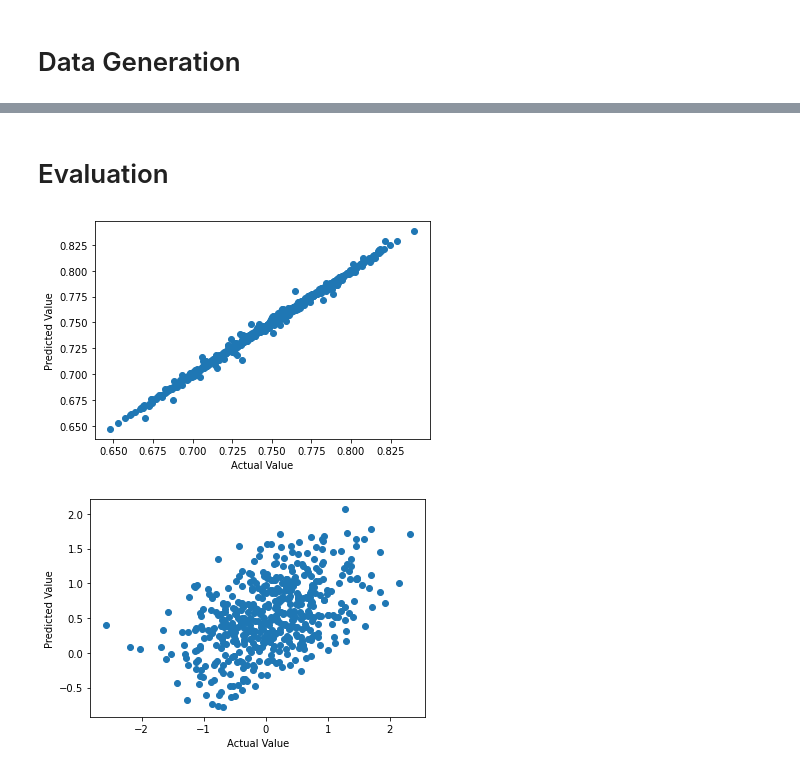
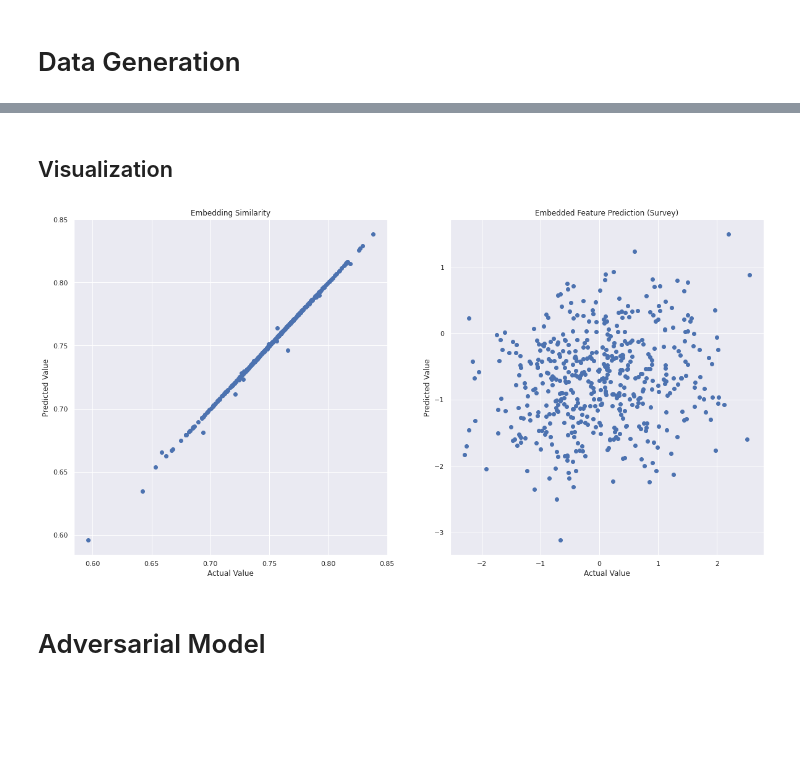
Before and after one commit to Oafish1/Embedding-Matching, a Jupyter notebook: model.ipynb, the cells around one changed output, grey strips where cells are left out. Drawn from its saved outputs; the diff is of its cells as text; code cells hidden in the pictures; blank space fills up the shorter version.

```diff
--- a/model.ipynb
+++ b/model.ipynb
@@ -39 +100,3 @@ gen_criterion = nn.MSELoss()
+# %%
+dim_embedding = 10
 # %%
@@ -41,5 +104,9 @@ epochs = 1000
 batches = 20
 batch_size = int(len(matches)/batches)
+# %%
+gen_model = EmbeddingGenerationModel(num_mentees, num_mentors, dim=dim_embedding)
+gen_optimizer = torch.optim.AdamW(gen_model.parameters())
+gen_criterion = nn.MSELoss()
 # %%
 gen_model.train()
 for epoch in range(epochs):
@@ -74,5 +135,9 @@ epochs = 1000
 batches = 20
 batch_size = int(num_mentees/batches)
+# %%
+inf_model = EmbeddingInferenceModel(num_features, dim=dim_embedding)
+inf_optimizer = torch.optim.AdamW(inf_model.parameters())
+inf_criterion = nn.MSELoss()
 # %%
 inf_model.train()
 for epoch in range(epochs):
@@ -102,2 +162,0 @@ tensor(0.2769, grad_fn=<MseLossBackward0>)
-# %% [markdown]
-# Evaluation
@@ -108,18 +163,32 @@ actual = matches_outcome
-# %%
-plt.scatter(actual, predicted)
-plt.xlabel('Actual Value')
-plt.ylabel('Predicted Value');
-# %% [output]
-[figure, removed]
+# %% [markdown]
+## Visualization
 # %%
+fig, axs = plt.subplots(1, 2, figsize=(20,10))
+
+# Plot embedding accuracy
+plt.sca(axs[0])
+input_data = torch.t(matches)
+predicted = gen_model(*input_data).detach().cpu().numpy()
+actual = matches_outcome
+
+plt.scatter(actual, predicted)
+plt.xlabel('Actual Value')
+plt.ylabel('Predicted Value')
+plt.title('Embedding Similarity')
+
+# Plot survey features
+plt.sca(axs[1])
 feature = 0
 input_data = torch.Tensor(mentee_features)
 predicted = inf_model(input_data).detach().cpu().numpy()
 actual = gen_model.mentees(torch.Tensor(range(num_mentees)).int()).detach().cpu().numpy()
 predicted, actual = predicted[:, feature], actual[:, feature]
+
+plt.scatter(actual, predicted)
+plt.xlabel('Actual Value')
+plt.ylabel('Predicted Value')
+plt.title('Embedded Feature Prediction (Survey)');
+# %% [output]
+[figure, added]
-# %%
-plt.scatter(actual, predicted)
-plt.xlabel('Actual Value')
-plt.ylabel('Predicted Value');
-# %% [output]
-[figure, removed]
+# %% [markdown]
+# Adversarial Model
```
Also changed, not shown: parts of 25 cells of this notebook, 3 other files.
